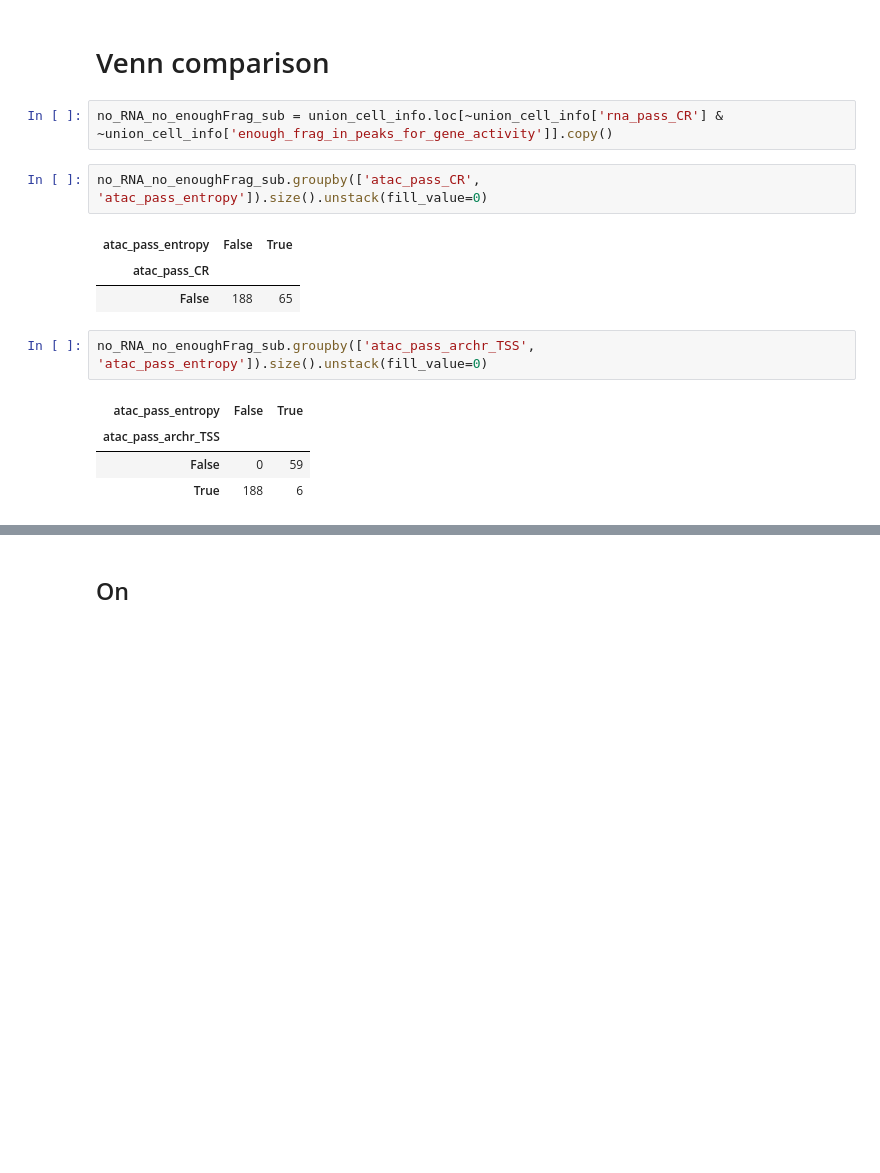
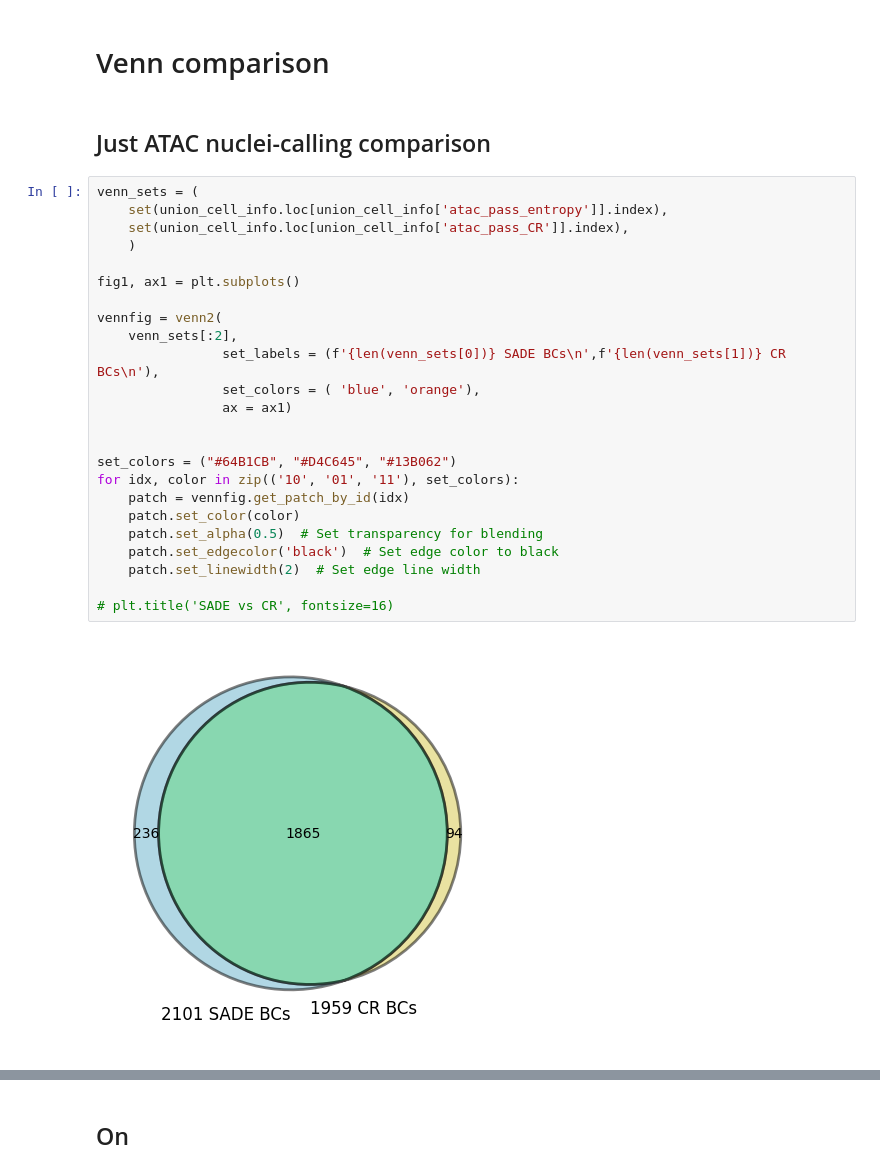
Before and after one commit to streetslab/SADE, a Jupyter notebook: EDA/benchmark_pbmc_f1_compare_cellcalling.ipynb, the cells around one changed output, grey strips where cells are left out. Drawn from its saved outputs; the diff is of its cells as text; blank space fills up the shorter version.

```diff
--- a/EDA/benchmark_pbmc_f1_compare_cellcalling.ipynb
+++ b/EDA/benchmark_pbmc_f1_compare_cellcalling.ipynb
@@ -51,17 +79,30 @@ union_cell_info.groupby(['enough_frag_in_peaks_for_gene_activity', 'rna_pass_CR'
 # %% [markdown]
 # Venn comparison
-# %%
-no_RNA_no_enoughFrag_sub = union_cell_info.loc[~union_cell_info['rna_pass_CR'] & ~union_cell_info['enough_frag_in_peaks_for_gene_activity']].copy()
-# %%
-no_RNA_no_enoughFrag_sub.groupby(['atac_pass_CR', 'atac_pass_entropy']).size().unstack(fill_value=0)
-# %% [output]
-| atac_pass_entropy | False | True |
-| atac_pass_CR |  |  |
-| False | 188 | 65 |
-# %%
-no_RNA_no_enoughFrag_sub.groupby(['atac_pass_archr_TSS', 'atac_pass_entropy']).size().unstack(fill_value=0)
-# %% [output]
-| atac_pass_entropy | False | True |
-| atac_pass_archr_TSS |  |  |
-| False | 0 | 59 |
-| True | 188 | 6 |
+# %% [markdown]
+## Just ATAC nuclei-calling comparison
+# %%
+venn_sets = (
+    set(union_cell_info.loc[union_cell_info['atac_pass_entropy']].index),
+    set(union_cell_info.loc[union_cell_info['atac_pass_CR']].index),
+    )
+
+fig1, ax1 = plt.subplots()
+
+vennfig = venn2(
+    venn_sets[:2],
+                set_labels = (f'{len(venn_sets[0])} SADE BCs\n',f'{len(venn_sets[1])} CR BCs\n'),
+                set_colors = ( 'blue', 'orange'),
+                ax = ax1)
+
+
+set_colors = ("#64B1CB", "#D4C645", "#13B062")
+for idx, color in zip(('10', '01', '11'), set_colors):
+    patch = vennfig.get_patch_by_id(idx)
+    patch.set_color(color)
+    patch.set_alpha(0.5)  # Set transparency for blending
+    patch.set_edgecolor('black')  # Set edge color to black
+    patch.set_linewidth(2)  # Set edge line width
+
+# plt.title('SADE vs CR', fontsize=16)
+# %% [output]
+[figure, added]
```
Also changed, not shown: parts of 41 cells of this notebook, 23 other files.
